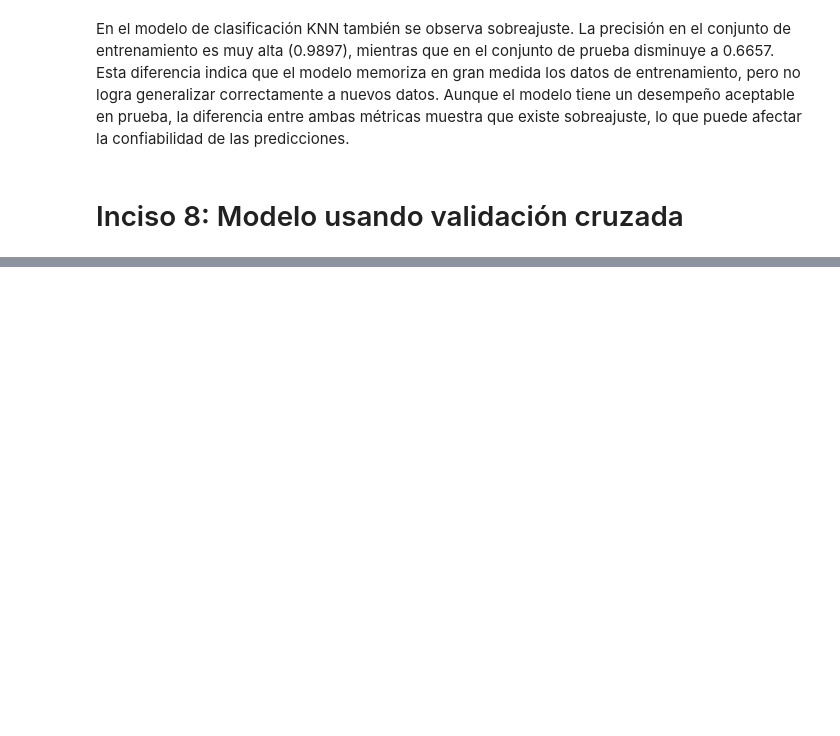
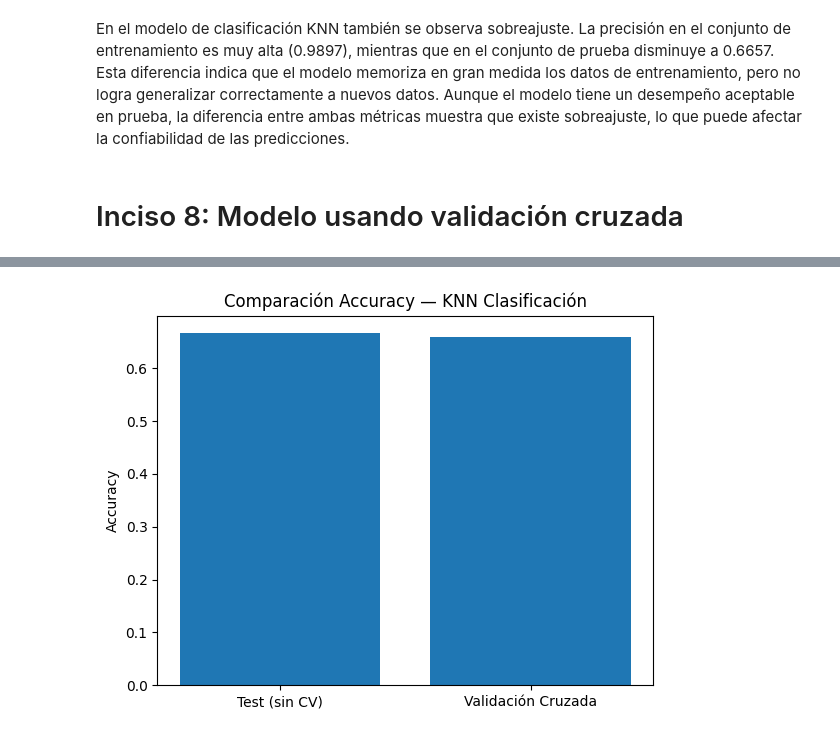
Before and after one commit to ecarcamo/Lab6-MD, a Jupyter notebook: main.ipynb, the cells around one changed output, grey strips where cells are left out. Cells and saved outputs as stored; diff of their text form; code cells hidden in the pictures; blank space fills up the shorter version.

```diff
--- a/main.ipynb
+++ b/main.ipynb
@@ -414,0 +515,16 @@ En el modelo de clasificación KNN también se observa sobreajuste. La precisió
+# %%
+acc_test_model = accuracy_score(y_test_c, y_pred_knn_c)
+acc_cv_mean = scores_acc.mean()
+
+plt.figure()
+
+labels = ['Test (sin CV)', 'Validación Cruzada']
+values = [acc_test_model, acc_cv_mean]
+
+plt.bar(labels, values)
+plt.title("Comparación Accuracy — KNN Clasificación")
+plt.ylabel("Accuracy")
+
+plt.show()
+# %% [output]
+[figure, added]
```
Also changed, not shown: parts of 12 cells of this notebook.
